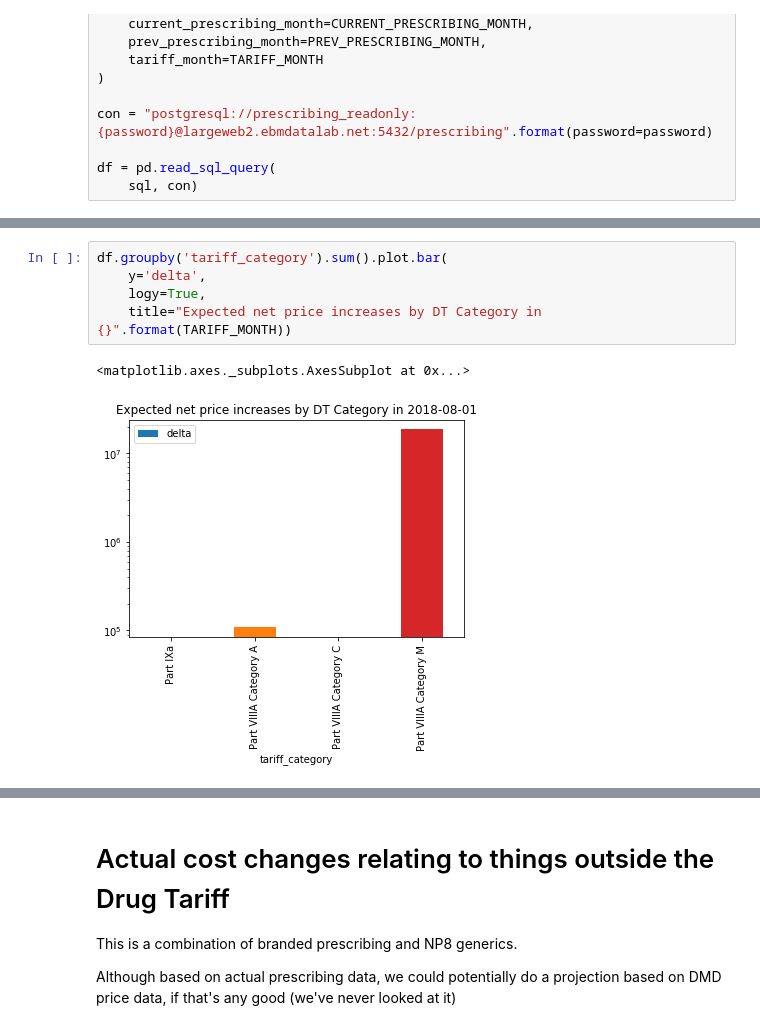
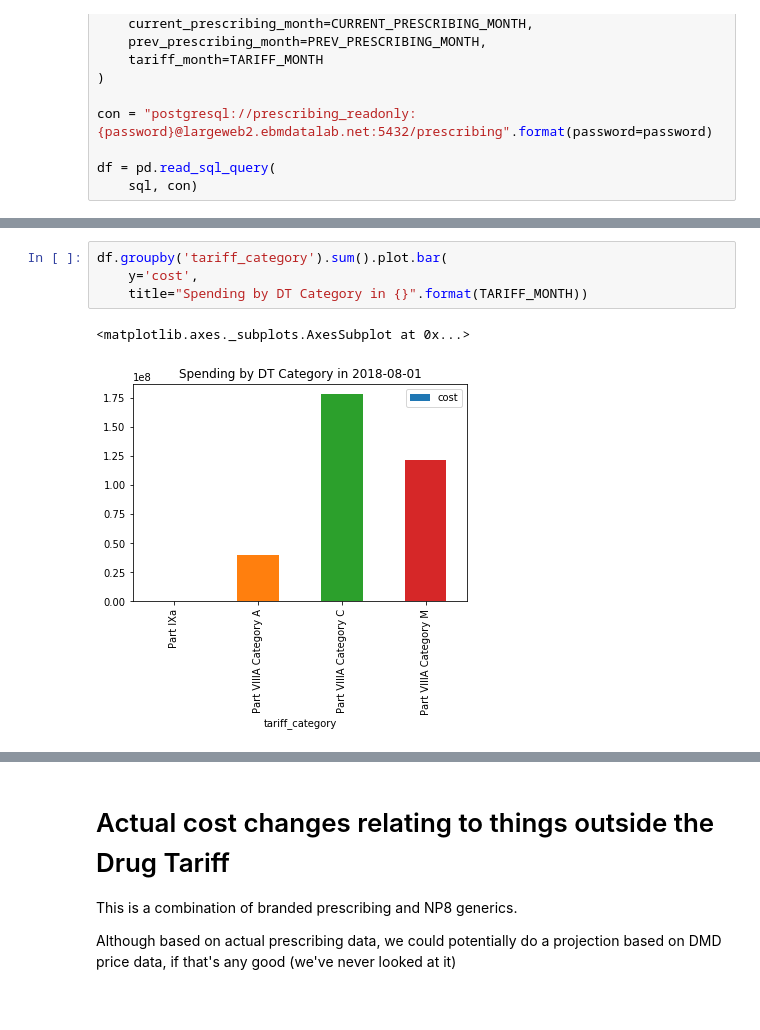
Before and after one commit to ebmdatalab/priceshocks, a Jupyter notebook: notebooks/sketch.ipynb, the cells around one changed output, grey strips where cells are left out. Drawn from its saved outputs; the diff is of its cells as text.

```diff
--- a/notebooks/sketch.ipynb
+++ b/notebooks/sketch.ipynb
@@ -35,11 +36,10 @@ df.groupby('tariff_category').sum()
 # %%
 df.groupby('tariff_category').sum().plot.bar(
-    y='delta',
-    logy=True,
-    title="Expected net price increases by DT Category in {}".format(TARIFF_MONTH))
+    y='cost',
+    title="Spending by DT Category in {}".format(TARIFF_MONTH))
 # %% [output]
 <matplotlib.axes._subplots.AxesSubplot at 0x...>
-[figure, old version]
+[figure, new version]
 # %%
 # Largest price increases expected OUTSIDE category M
 df2 = df[df.tariff_category != "Part VIIIA Category M"]
```
Also changed, not shown: parts of 5 cells of this notebook, 2 other files.
